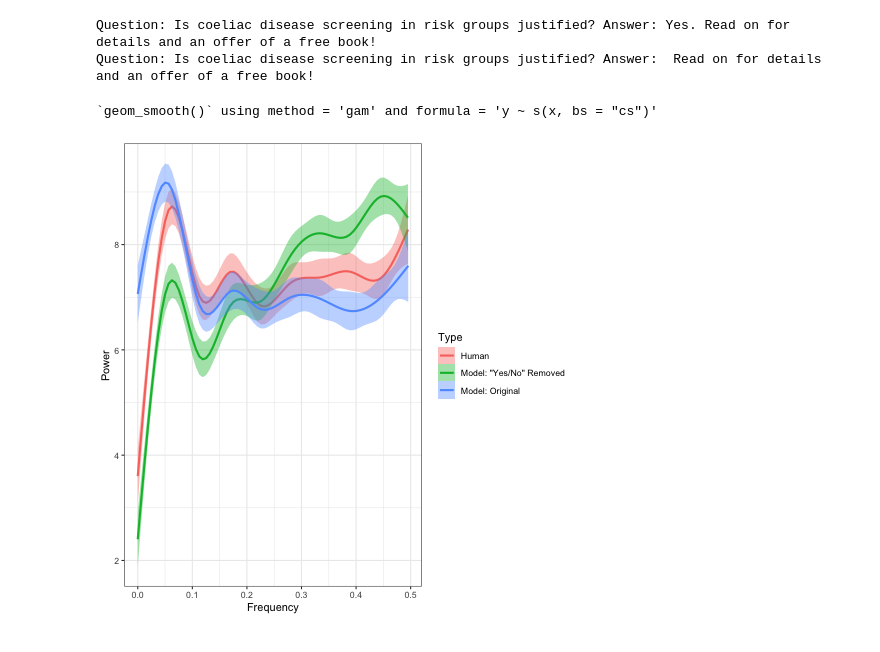
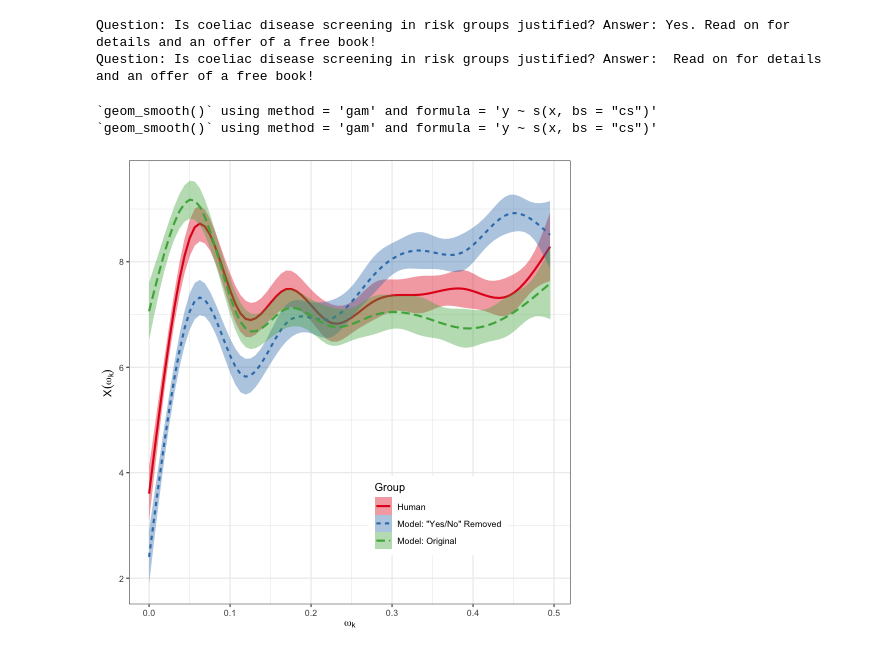
Before and after one commit to innerfirexy/FourierGPT-playground, a Jupyter notebook: experiments/explore_vocab_distr.ipynb, the cells around one changed output. Cells and saved outputs as stored; diff of their text form; code cells hidden in the pictures.

Commit message:
add pubmed rmyesno; add bigram plots

```diff
--- a/experiments/explore_vocab_distr.ipynb
+++ b/experiments/explore_vocab_distr.ipynb
@@ -282,22 +282,26 @@ with open(samp_file, 'r') as f, open(new_samp_file, 'w') as f2:
 # %%
 %%R
 # Plot spectrum before and after removing "Yes, " and "No, "
 require("data.table")
 require("ggplot2")
 
 samp_gpt4 <- fread("../data/gpt-4/pubmed_gpt-4.sampled.gpt2xl.nllzs.fftnorm.txt")
 samprm_gpt4 <- fread("../data/gpt-4/pubmed_gpt-4.sampled.rmyesno.gpt2xl.nllzs.fftnorm.txt")
-samp_gpt4$Type <- "Model: Original"
-samprm_gpt4$Type <- "Model: \"Yes/No\" Removed"
+samp_gpt4$Group <- "Model: Original"
+samprm_gpt4$Group <- "Model: \"Yes/No\" Removed"
 
 orig_gpt4 <- fread("../data/gpt-4/pubmed_gpt-4.original.gpt2xl.nllzs.fftnorm.txt")
-orig_gpt4$Type <- "Human"
+orig_gpt4$Group <- "Human"
 
 d_gpt4 <- rbind(samp_gpt4, samprm_gpt4, orig_gpt4)
 p <- ggplot(d_gpt4, aes(x=freq, y=power)) +
-    geom_smooth(aes(fill=Type, colour=Type)) + theme_bw() +
-    xlab("Frequency") + ylab("Power")
+    geom_smooth(aes(fill=Group, colour=Group, linetype=Group)) +
+    theme_bw() + theme(legend.position=c(.7,.2)) +
+    scale_color_brewer(palette="Set1") + scale_fill_brewer(palette="Set1") +
+    labs(x = bquote(omega[k]), y = bquote(X(omega[k])))
+ggsave("pubmed_rmyesno.pdf", plot=p, width=5, height=4)
 p
 # %% [output]
 `geom_smooth()` using method = 'gam' and formula = 'y ~ s(x, bs = "cs")'
+`geom_smooth()` using method = 'gam' and formula = 'y ~ s(x, bs = "cs")'
-[figure, old version]
+[figure, new version]
```
Also changed, not shown: parts of 1 cell of this notebook, 9 other files.
